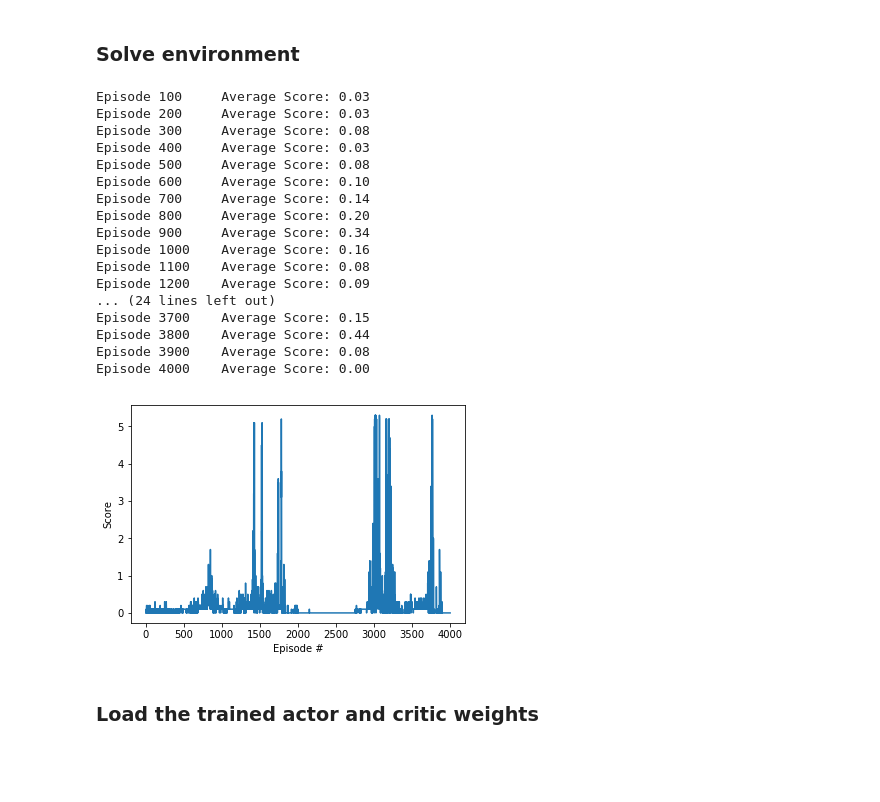
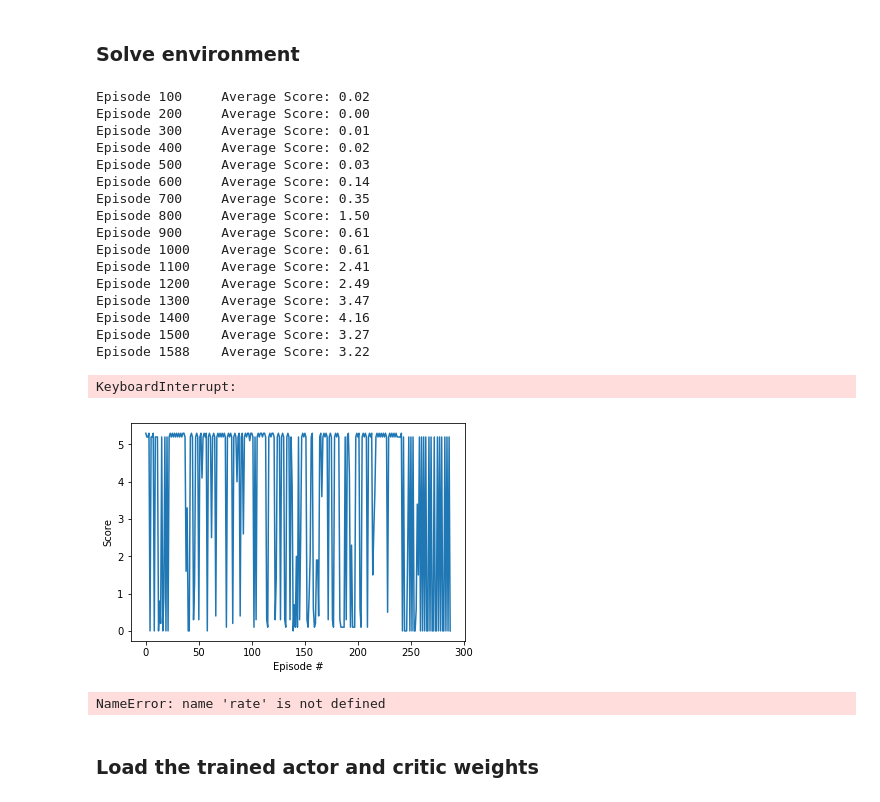
Before and after one commit to abhismatrix1/Tennis-MultiAgent, a Jupyter notebook: Tennis.ipynb, the cells around one changed output. Drawn from its saved outputs; the diff is of its cells as text; code cells hidden in the pictures; blank space fills up the shorter version.

Commit message:
fix:mixed ddpg and maddpg

```diff
--- a/Tennis.ipynb
+++ b/Tennis.ipynb
@@ -140,6 +139,7 @@ def select_agent(agent):
 ### Solve environment
 # %%
 scores = []
+
 def solve_environment(n_episodes=4000):
     """Deep Q-Learning.
 
@@ -174,13 +174,14 @@ def solve_environment(n_episodes=4000):
             if np.any(done):
                 break
 
+
         scores_window.append(score)       # save most recent score
         scores.append(score)              # save most recent score
 
         print('\rEpisode {}\tAverage Score: {:.2f}'.format(i_episode, np.mean(scores_window)), end="")
         if i_episode % 100 == 0:
             print('\rEpisode {}\tAverage Score: {:.2f}'.format(i_episode, np.mean(scores_window)))
-        if np.mean(scores_window)>=2:
+        if np.mean(scores_window)>=4.9:
             print('\nEnvironment solved in {:d} episodes!\tAverage Score: {:.2f}'.format(i_episode-100, np.mean(scores_window)))
             torch.save(agent.critic_local.state_dict(), 'trained_weights/checkpoint_critic.pth')
             torch.save(agent.actor_local.state_dict(), 'trained_weights/checkpoint_actor.pth')
@@ -188,7 +189,7 @@ def solve_environment(n_episodes=4000):
     return
 
 
-agent=select_agent('maddpg')
+
 solve_environment()
 
 # plot the scores
@@ -199,24 +200,34 @@ plt.ylabel('Score')
 plt.xlabel('Episode #')
 plt.show()
 # %% [output]
-Episode 100     Average Score: 0.03
-Episode 200     Average Score: 0.03
-Episode 300     Average Score: 0.08
-Episode 400     Average Score: 0.03
-Episode 500     Average Score: 0.08
-Episode 600     Average Score: 0.10
-Episode 700     Average Score: 0.14
-Episode 800     Average Score: 0.20
-Episode 900     Average Score: 0.34
-Episode 1000    Average Score: 0.16
-Episode 1100    Average Score: 0.08
-Episode 1200    Average Score: 0.09
-... (24 lines left out)
-Episode 3700    Average Score: 0.15
-Episode 3800    Average Score: 0.44
-Episode 3900    Average Score: 0.08
-Episode 4000    Average Score: 0.00
+Episode 100     Average Score: 0.02
+Episode 200     Average Score: 0.00
+Episode 300     Average Score: 0.01
+Episode 400     Average Score: 0.02
+Episode 500     Average Score: 0.03
+Episode 600     Average Score: 0.14
+Episode 700     Average Score: 0.35
+Episode 800     Average Score: 1.50
+Episode 900     Average Score: 0.61
+Episode 1000    Average Score: 0.61
+Episode 1100    Average Score: 2.41
+Episode 1200    Average Score: 2.49
+Episode 1300    Average Score: 3.47
+Episode 1400    Average Score: 4.16
+Episode 1500    Average Score: 3.27
+Episode 1588    Average Score: 3.22
-[figure, removed]
+KeyboardInterrupt:
+# %%
+fig = plt.figure()
+ax = fig.add_subplot(111)
+plt.plot(np.arange(len(scores[1300:])), scores[1300:])
+plt.ylabel('Score')
+plt.xlabel('Episode #')
+plt.show()
+min(rate)
+# %% [output]
+[figure, added]
+NameError: name 'rate' is not defined
 # %% [markdown]
 ### Load the trained actor and critic weights
 # %%
```
Also changed, not shown: parts of 2 cells of this notebook.
